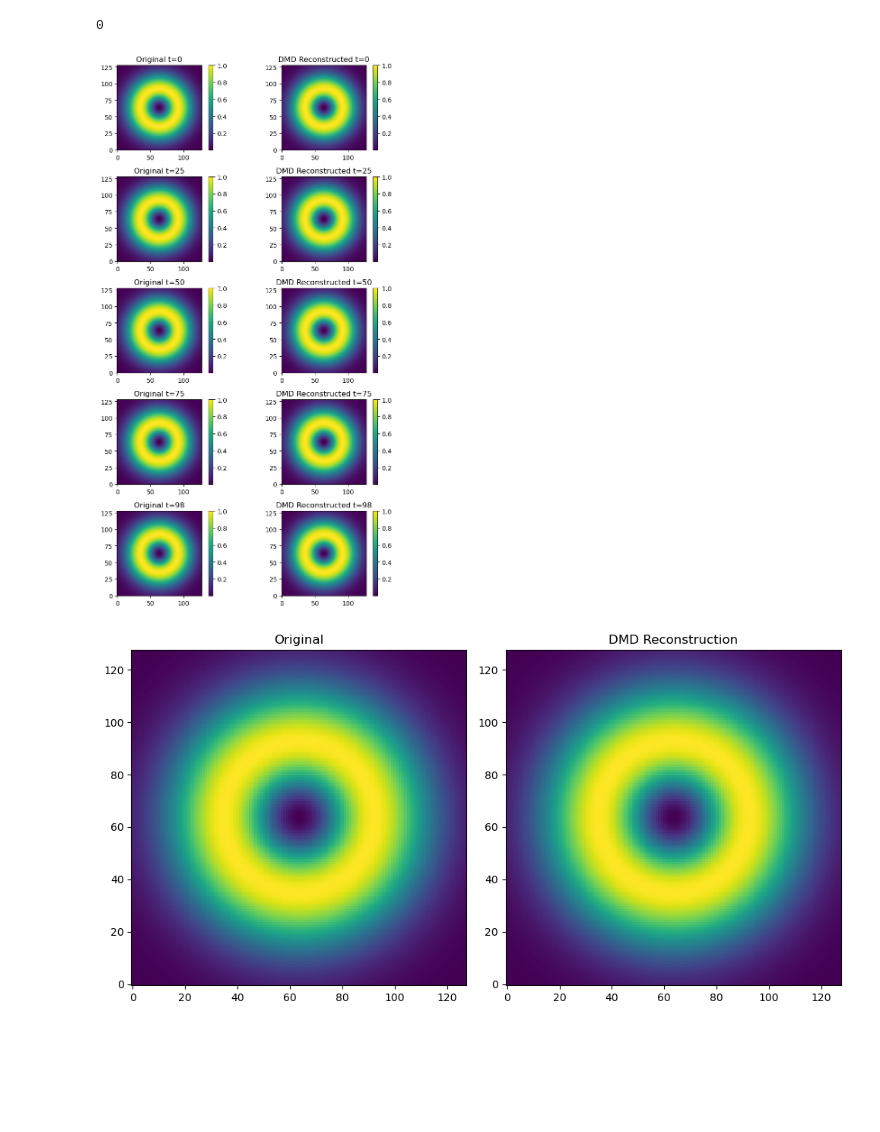
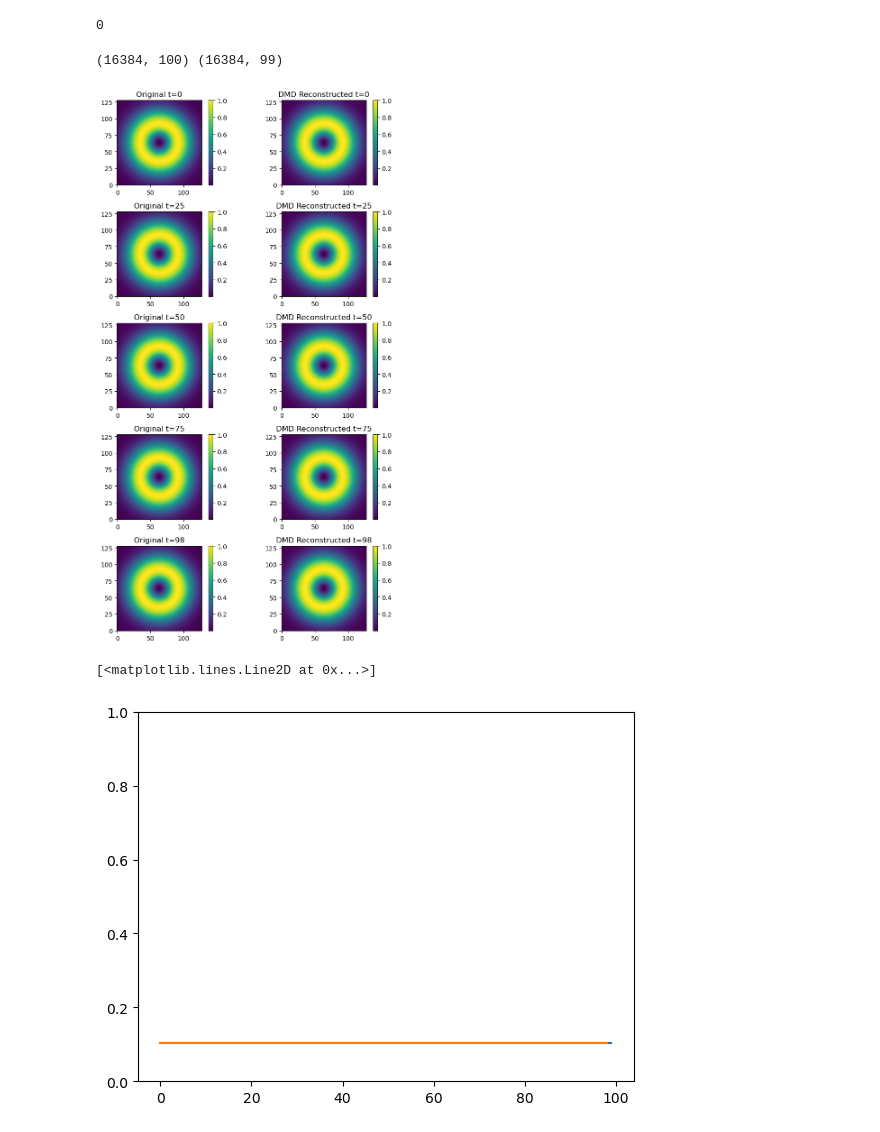
Before and after one commit to juanpulgarin/DMD_project, a Jupyter notebook: Running_Script.ipynb, the cells around one changed output. Drawn from its saved outputs; the diff is of its cells as text; code cells hidden in the pictures; blank space fills up the shorter version.

```diff
--- a/Running_Script.ipynb
+++ b/Running_Script.ipynb
@@ -1468,57 +1468,36 @@ Warning: cutoff index -6 is out of range.
 # %%
 # Reconstruct the signal using PyDMD
 X_dmd_reconstructed = dmd.reconstructed_data.real  # Can also use .imag or .abs() depending on your needs
 
 # Choose a few time indices to visualize
 time_indices = [0, 25, 50, 75, 98]
 
 # Normalize both datasets for fair comparison
 X_gen_normalized = X_gen / np.max(X_gen)
 X_dmd_normalized = X_dmd / np.max(X_dmd)
-
+print(np.shape(X_gen_normalized), np.shape(X_dmd_normalized))
 # Reshape back to (128, 128) for each time slice
 fig, axes = plt.subplots(len(time_indices), 2, figsize=(8, 2.5 * len(time_indices)))
 for i, idx in enumerate(time_indices):
     ax1, ax2 = axes[i]
 
     im1 = ax1.imshow(X_gen_normalized[:, idx].reshape(128, 128), cmap='viridis', origin='lower')
     ax1.set_title(f'Original t={idx}')
     plt.colorbar(im1, ax=ax1, fraction=0.046, pad=0.04)
 
     im2 = ax2.imshow(X_dmd_normalized[:, idx].reshape(128, 128), cmap='viridis', origin='lower')
     ax2.set_title(f'DMD Reconstructed t={idx}')
     plt.colorbar(im2, ax=ax2, fraction=0.046, pad=0.04)
 
 plt.tight_layout()
 plt.show()
+
+
+plt.plot(X_gen_normalized[8192])
+plt.ylim(0, 1)
+plt.plot(X_dmd_normalized[8192])
 # %% [output]
+(16384, 100) (16384, 99)
 [figure]
+[<matplotlib.lines.Line2D at 0x...>]
+[figure, added]
-# %%
-import matplotlib.pyplot as plt
-import matplotlib.animation as animation
-
-# Normalize both datasets
-X_gen_norm = X_gen / np.max(X_gen)
-X_dmd_norm = X_dmd / np.max(X_dmd)
-
-fig, (ax1, ax2) = plt.subplots(1, 2, figsize=(10, 5))
-im1 = ax1.imshow(X_gen_norm[:, 0].reshape(128, 128), cmap='viridis', origin='lower', animated=True)
-im2 = ax2.imshow(X_dmd_norm[:, 0].reshape(128, 128), cmap='viridis', origin='lower', animated=True)
-
-ax1.set_title('Original')
-ax2.set_title('DMD Reconstruction')
-plt.tight_layout()
-
-def update(frame):
-    im1.set_array(X_gen_norm[:, frame].reshape(128, 128))
-    im2.set_array(X_dmd_norm[:, frame].reshape(128, 128))
-    return [im1, im2]
-
-ani = animation.FuncAnimation(fig, update, frames=99, interval=100, blit=True)
-
-# To save the video (requires ffmpeg installed)
-ani.save("comparison.mp4", fps=10, dpi=150)
-
-plt.show()
-# %% [output]
-[figure, removed]
```
Also changed, not shown: parts of 3 cells of this notebook.
